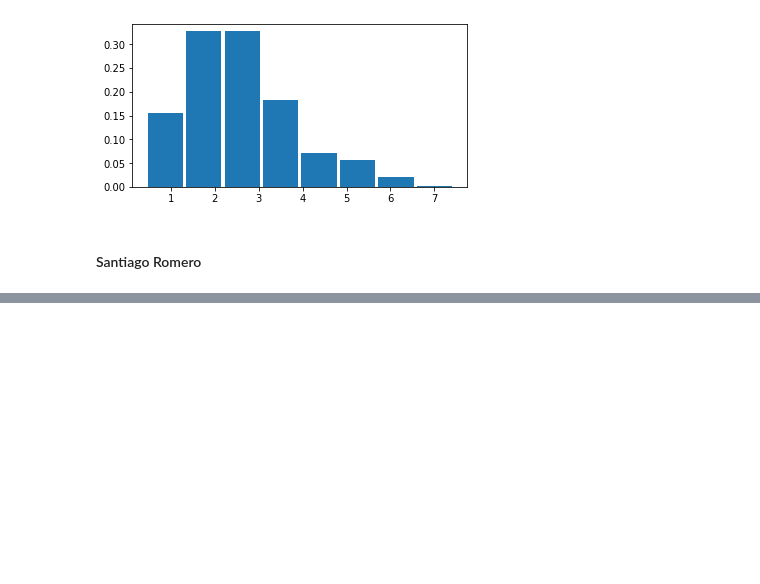
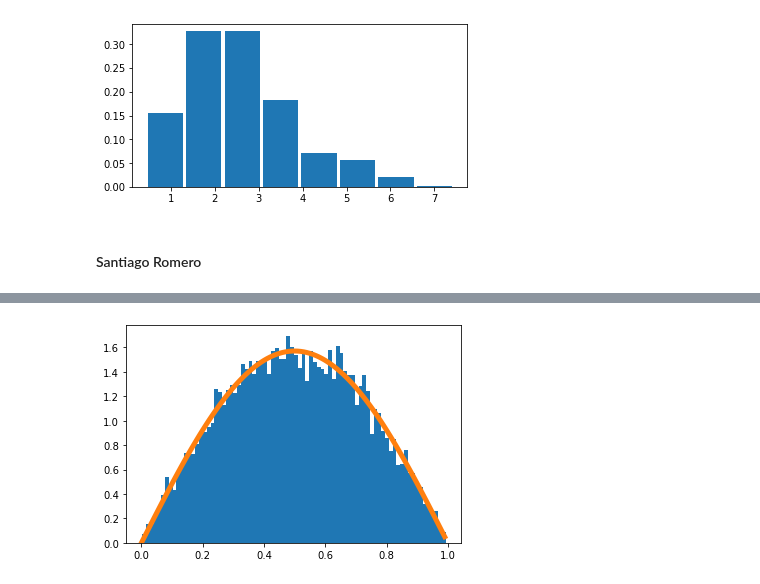
Before and after one commit to anarodriguezrod/Tarea6_ARodriguez_SRomero, a Jupyter notebook: Tarea6_ARodriguez_SRomero.ipynb, the cells around one changed output, grey strips where cells are left out. Saved outputs shown, nothing was run; the diff lists cells and outputs as text; code cells hidden in the pictures; blank space fills up the shorter version.

```diff
--- a/Tarea6_ARodriguez_SRomero.ipynb
+++ b/Tarea6_ARodriguez_SRomero.ipynb
@@ -327,0 +348,21 @@ NameError: name 'optimize' is not defined
+# %%
+#4
+x = np.arange(0,1,.01)
+
+def f(x):
+    return 30*(x**2 - 2*x**3 + x**4)
+def g(u):
+    return np.pi / 2 * np.sin(np.pi * u)
+def t(x):
+    return maxf * np.sin(x * np.pi)
+# %%
+n = 10**4
+R2 = np.random.rand(n)
+u= np.random.uniform(0, 1, n)
+R1 = (np.arccos(-2*u + 1)) / (np.pi)
+# %%
+plt.hist(R1, 80, density = True)
+plt.plot(x, g(x), lw=5)
+plt.show()
+# %% [output]
+[figure, added]
```
Also changed, not shown: parts of 9 cells of this notebook.
